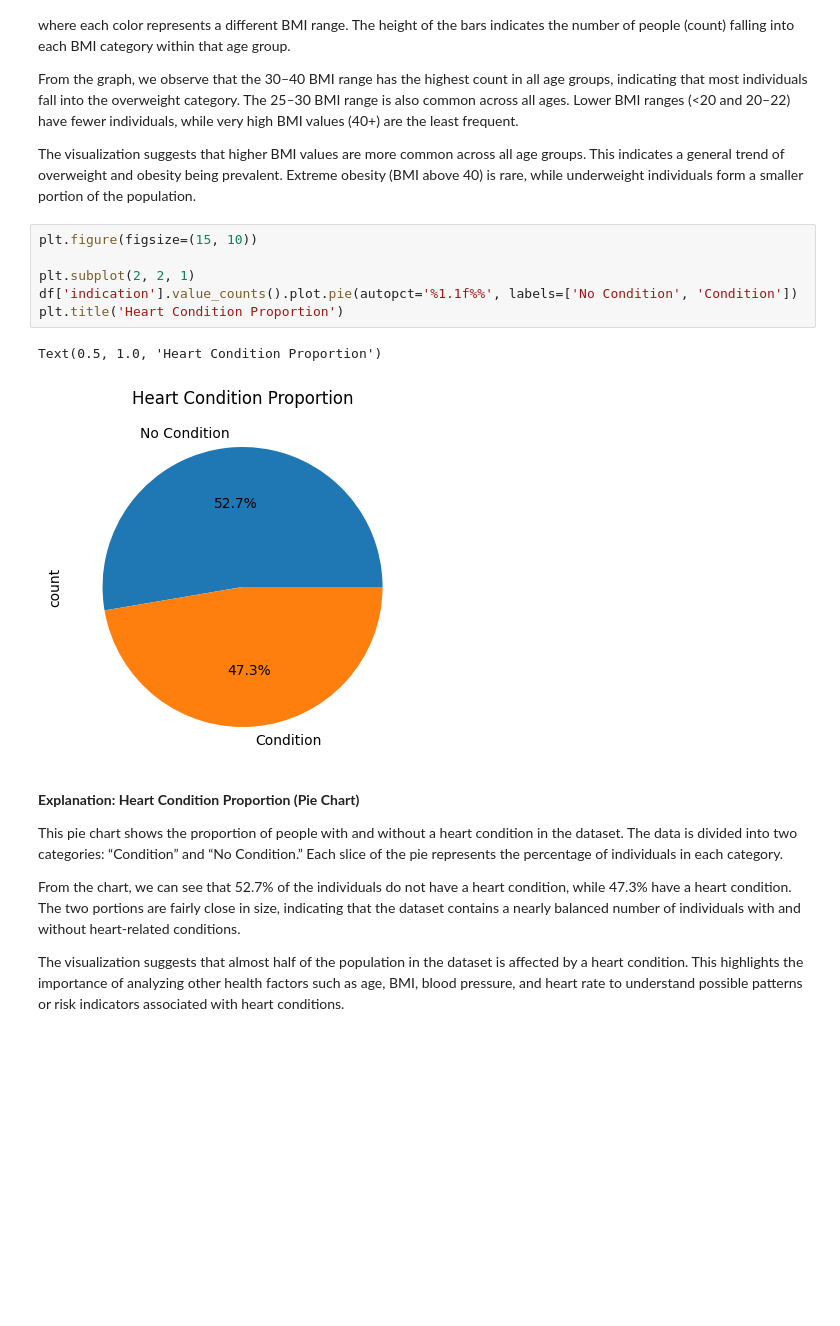
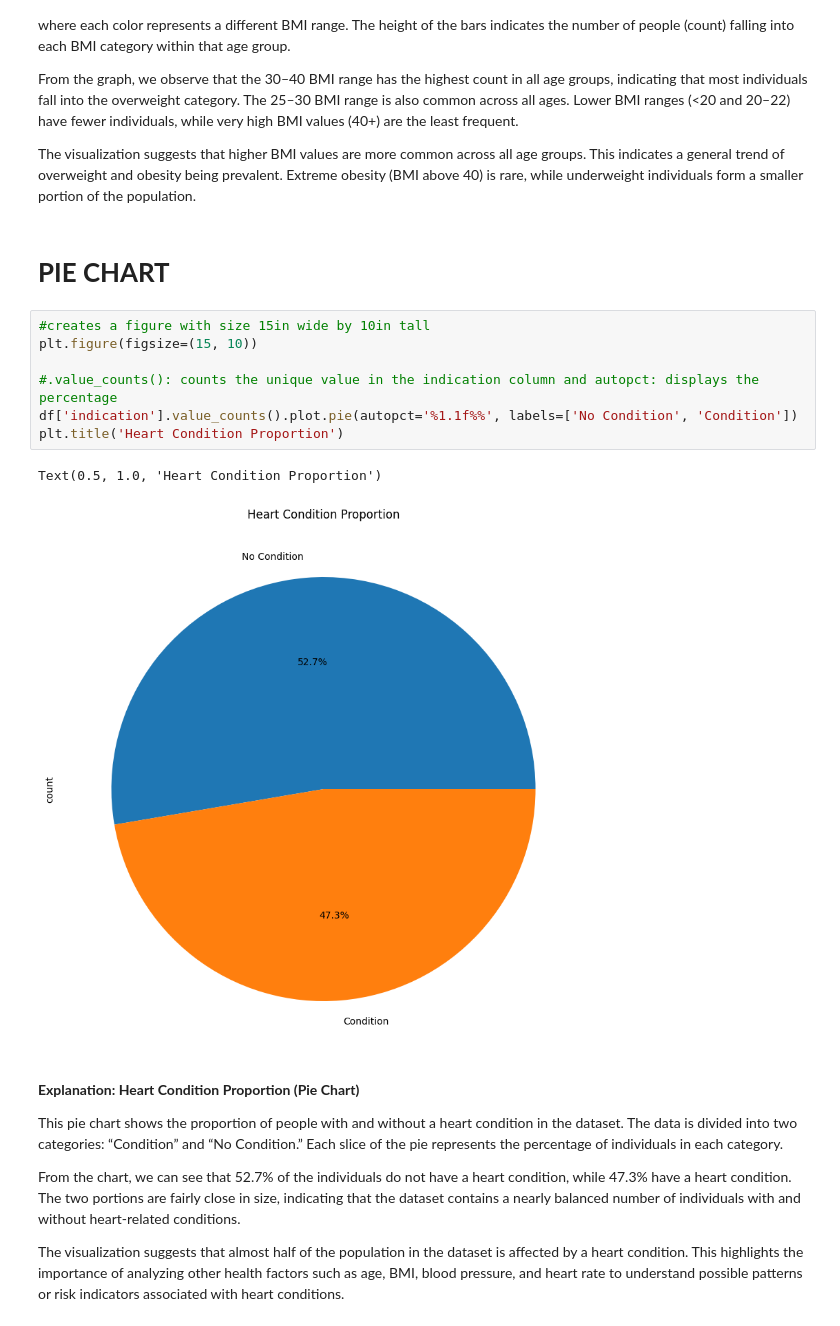
Before and after one commit to 0xAnujjj/health-data-visualization, a Jupyter notebook: main.ipynb, the cells around one changed output. Drawn from its saved outputs; the diff is of its cells as text; blank space fills up the shorter version.

```diff
--- a/main.ipynb
+++ b/main.ipynb
@@ -135,15 +135,18 @@ This bar chart shows how Body Mass Index (BMI) is distributed across different a
 From the graph, we observe that the 30–40 BMI range has the highest count in all age groups, indicating that most individuals fall into the overweight category. The 25–30 BMI range is also common across all ages. Lower BMI ranges (<20 and 20–22) have fewer individuals, while very high BMI values (40+) are the least frequent.
 
 The visualization suggests that higher BMI values are more common across all age groups. This indicates a general trend of overweight and obesity being prevalent. Extreme obesity (BMI above 40) is rare, while underweight individuals form a smaller portion of the population.
+# %% [markdown]
+# **PIE CHART**
 # %%
+#creates a figure with size 15in wide by 10in tall
 plt.figure(figsize=(15, 10))
 
-plt.subplot(2, 2, 1)
+#.value_counts(): counts the unique value in the indication column and autopct: displays the percentage
 df['indication'].value_counts().plot.pie(autopct='%1.1f%%', labels=['No Condition', 'Condition'])
 plt.title('Heart Condition Proportion')
 # %% [output]
 Text(0.5, 1.0, 'Heart Condition Proportion')
-[figure, old version]
+[figure, new version]
 # %% [markdown]
 **Explanation: Heart Condition Proportion (Pie Chart)**
 
```
Also changed, not shown: parts of 8 cells of this notebook, 5 other files.
